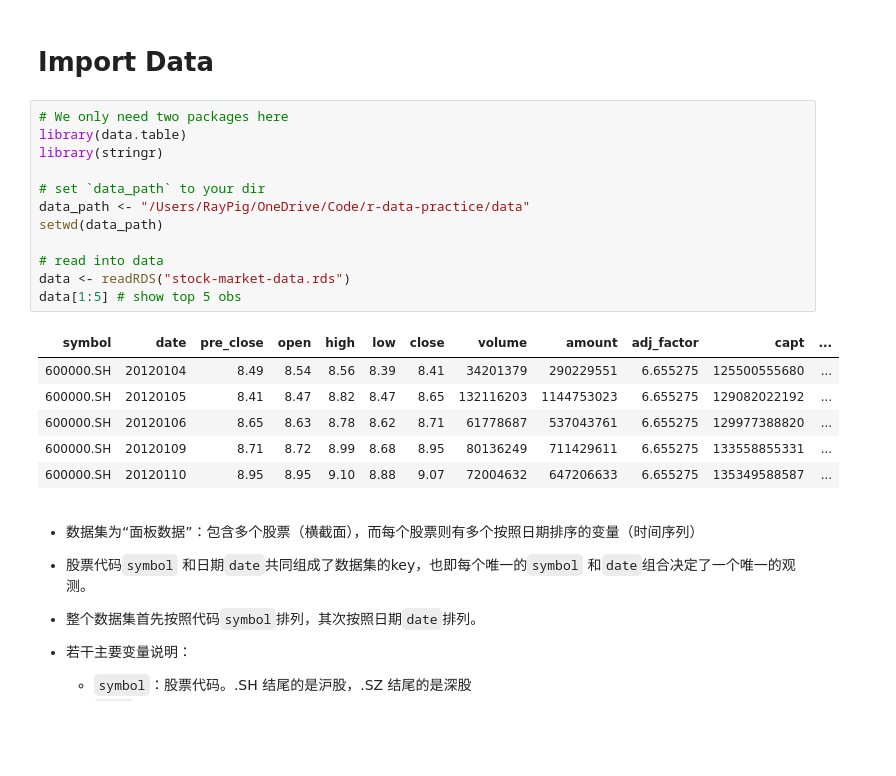
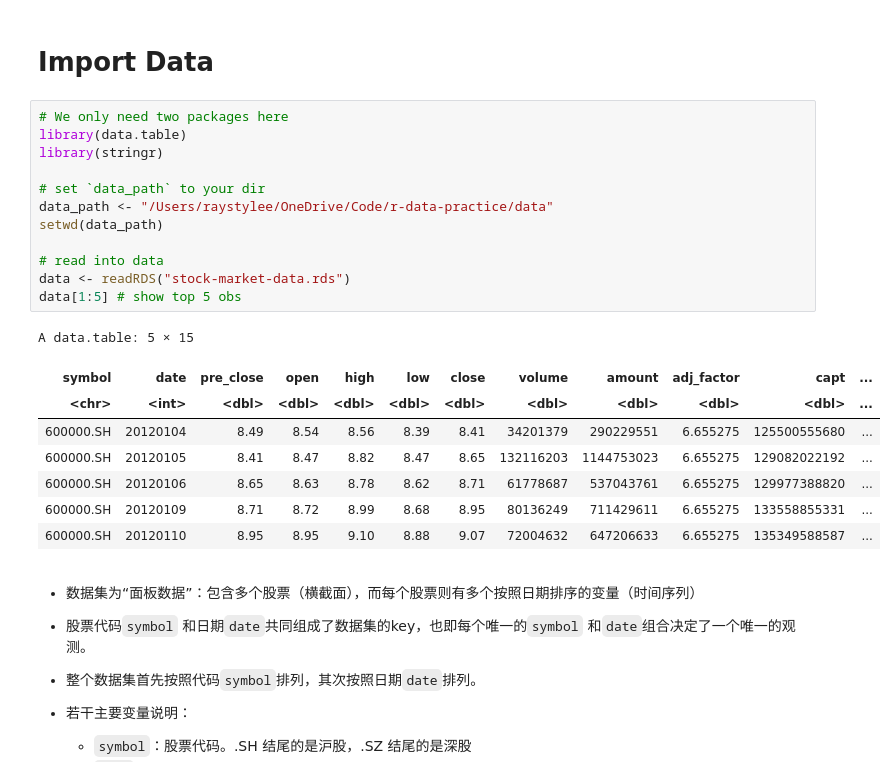
Before and after one commit to Ravin515/r-data-practice, a Jupyter notebook: answer-keys.ipynb, the cells around one changed output. Saved outputs shown, nothing was run; the diff lists cells and outputs as text; blank space fills up the shorter version.

```diff
--- a/answer-keys.ipynb
+++ b/answer-keys.ipynb
@@ -23,17 +23,19 @@
 # %%
 # We only need two packages here
 library(data.table)
 library(stringr)
 
 # set `data_path` to your dir
-data_path <- "/Users/RayPig/OneDrive/Code/r-data-practice/data"
+data_path <- "/Users/raystylee/OneDrive/Code/r-data-practice/data"
 setwd(data_path)
 
 # read into data
 data <- readRDS("stock-market-data.rds")
 data[1:5] # show top 5 obs
 # %% [output]
+A data.table: 5 × 15
 | symbol | date | pre_close | open | high | low | close | volume | amount | adj_factor | capt | ... |
+| <chr> | <int> | <dbl> | <dbl> | <dbl> | <dbl> | <dbl> | <dbl> | <dbl> | <dbl> | <dbl> | ... |
 | 600000.SH | 20120104 | 8.49 | 8.54 | 8.56 | 8.39 | 8.41 | 34201379 | 290229551 | 6.655275 | 125500555680 | ... |
 | 600000.SH | 20120105 | 8.41 | 8.47 | 8.82 | 8.47 | 8.65 | 132116203 | 1144753023 | 6.655275 | 129082022192 | ... |
 | 600000.SH | 20120106 | 8.65 | 8.63 | 8.78 | 8.62 | 8.71 | 61778687 | 537043761 | 6.655275 | 129977388820 | ... |
```
Also changed, not shown: parts of 63 cells of this notebook, 1 other file.
